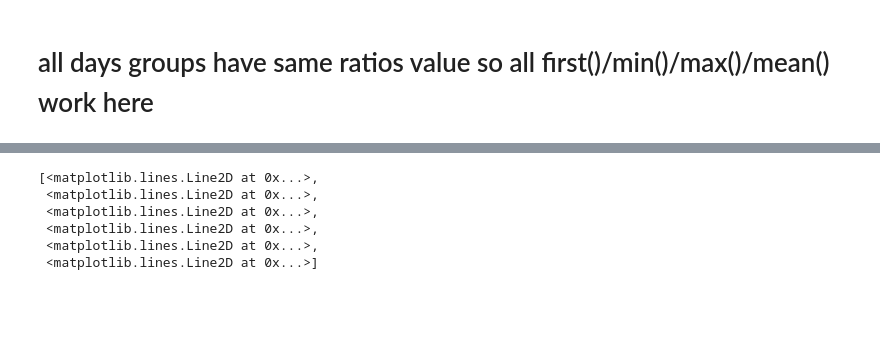
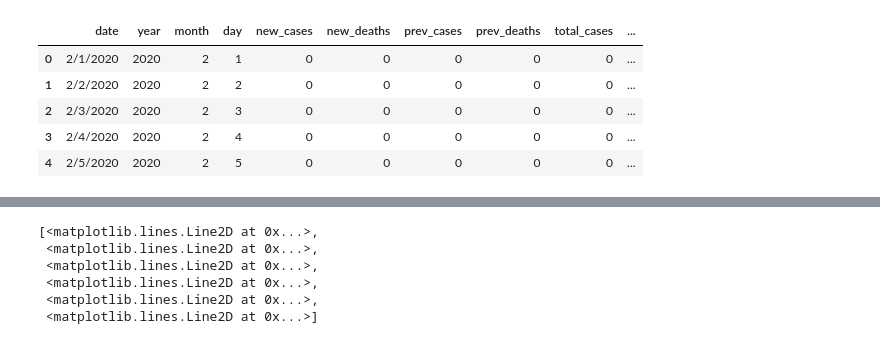
Before and after one commit to aliharakeh/M2-Project, a Jupyter notebook: Project_Final_Scripts/hotspots/tweets_ratio_usage_v2.ipynb, the cells around one changed output, grey strips where cells are left out. Saved outputs shown, nothing was run; the diff lists cells and outputs as text; code cells hidden in the pictures; blank space fills up the shorter version.

```diff
--- a/Project_Final_Scripts/hotspots/tweets_ratio_usage_v2.ipynb
+++ b/Project_Final_Scripts/hotspots/tweets_ratio_usage_v2.ipynb
@@ -12,6 +16,11 @@ from IPython.core.display import display, HTML
 display(HTML("<style>.container { width:80% !important; }</style>"))
 # %%
 df = pd.read_csv(corona_ratio_data, header=0)
-# df.head()
+df.head()
+# %% [output]
+|  | date | year | month | day | new_cases | new_deaths | prev_cases | prev_deaths | total_cases | ... |
+| 0 | 2/1/2020 | 2020 | 2 | 1 | 0 | 0 | 0 | 0 | 0 | ... |
+| 1 | 2/2/2020 | 2020 | 2 | 2 | 0 | 0 | 0 | 0 | 0 | ... |
+| 2 | 2/3/2020 | 2020 | 2 | 3 | 0 | 0 | 0 | 0 | 0 | ... |
+| 3 | 2/4/2020 | 2020 | 2 | 4 | 0 | 0 | 0 | 0 | 0 | ... |
+| 4 | 2/5/2020 | 2020 | 2 | 5 | 0 | 0 | 0 | 0 | 0 | ... |
-# %% [markdown]
-# all days groups have same ratios value so all first()/min()/max()/mean() work here
```
Also changed, not shown: parts of 8 cells of this notebook, 1 other file.
